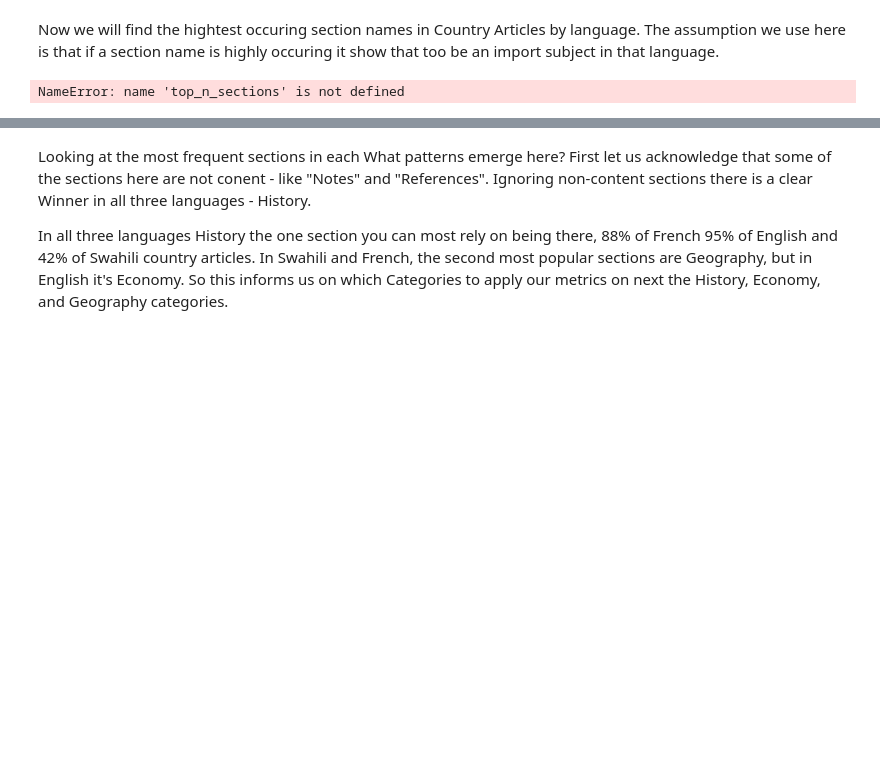
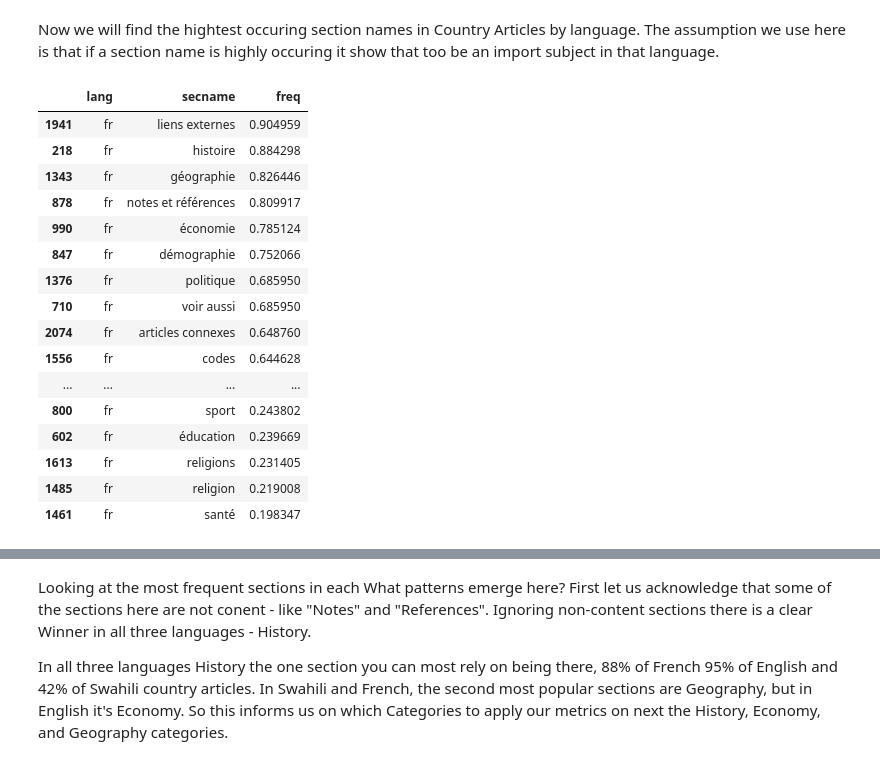
Before and after one commit to notconfusing/kumusha_takes_wiki, a Jupyter notebook: ActionableMetrics.ipynb, the cells around one changed output, grey strips where cells are left out. Saved outputs shown, nothing was run; the diff lists cells and outputs as text; code cells hidden in the pictures; blank space fills up the shorter version.

```diff
--- a/ActionableMetrics.ipynb
+++ b/ActionableMetrics.ipynb
@@ -509,8 +171,23 @@ These results offer some credibility to this techqnique, because the Wikipedias
 # %% [markdown]
 Now we will find the hightest occuring section names in Country Articles by language. The assumption we use here is that if a section name is highly occuring it show that too be an import subject in that language.
 # %%
-fr20 = top_n_sections('fr',20)
-fr20
+top_n_sections('fr',20)
 # %% [output]
-NameError: name 'top_n_sections' is not defined
+|  | lang | secname | freq |
+| 1941 | fr | liens externes | 0.904959 |
+| 218 | fr | histoire | 0.884298 |
+| 1343 | fr | géographie | 0.826446 |
+| 878 | fr | notes et références | 0.809917 |
+| 990 | fr | économie | 0.785124 |
+| 847 | fr | démographie | 0.752066 |
+| 1376 | fr | politique | 0.685950 |
+| 710 | fr | voir aussi | 0.685950 |
+| 2074 | fr | articles connexes | 0.648760 |
+| 1556 | fr | codes | 0.644628 |
+| ... | ... | ... | ... |
+| 800 | fr | sport | 0.243802 |
+| 602 | fr | éducation | 0.239669 |
+| 1613 | fr | religions | 0.231405 |
+| 1485 | fr | religion | 0.219008 |
+| 1461 | fr | santé | 0.198347 |
 # %%
```
Also changed, not shown: parts of 122 cells of this notebook.
